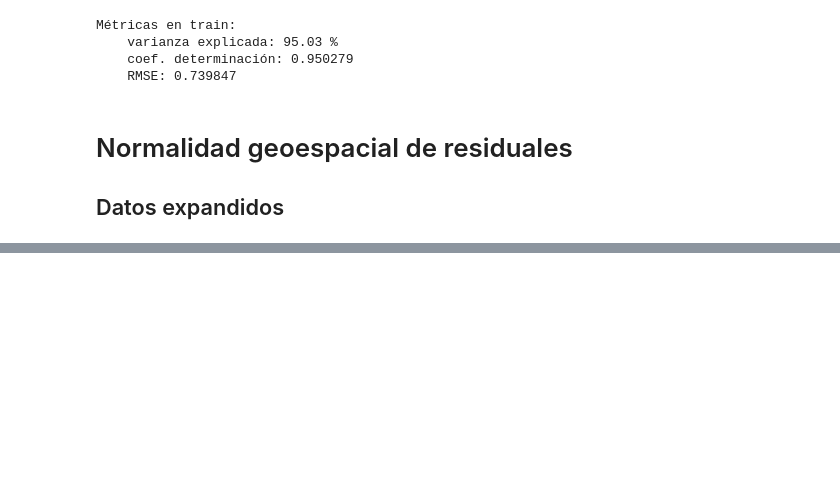
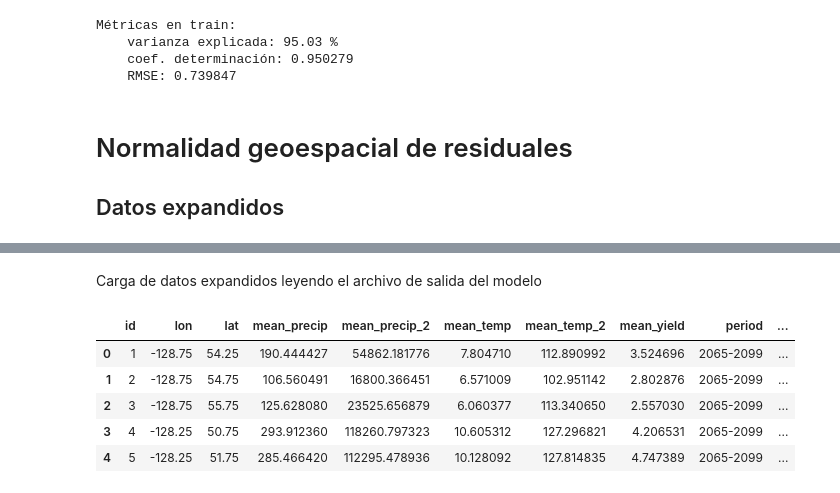
Before and after one commit to CAMM961001/estancia, a Jupyter notebook: notebooks/01_ols_regression.ipynb, the cells around one changed output, grey strips where cells are left out. Saved outputs shown, nothing was run; the diff lists cells and outputs as text; code cells hidden in the pictures; blank space fills up the shorter version.

```diff
--- a/notebooks/01_ols_regression.ipynb
+++ b/notebooks/01_ols_regression.ipynb
@@ -218,0 +229,26 @@ residual_test.head()
+# %% [markdown]
+Carga de datos expandidos leyendo el archivo de salida del modelo
+# %%
+# Carga de datos expandidos
+residual_test = pd.read_csv(out_path)
+
+# Definir columna de geometría
+geometry = gpd.GeoSeries(
+    data=residual_test.apply(
+        func=lambda df: Point((df.lon, df.lat)),
+        axis=1))
+
+# Conversión a GeoPandas
+residual_test = gpd.GeoDataFrame(data=residual_test, geometry=geometry)
+
+# Asignar CRS
+residual_test.crs = 'EPSG:4326'
+
+residual_test.head()
+# %% [output]
+|  | id | lon | lat | mean_precip | mean_precip_2 | mean_temp | mean_temp_2 | mean_yield | period | ... |
+| 0 | 1 | -128.75 | 54.25 | 190.444427 | 54862.181776 | 7.804710 | 112.890992 | 3.524696 | 2065-2099 | ... |
+| 1 | 2 | -128.75 | 54.75 | 106.560491 | 16800.366451 | 6.571009 | 102.951142 | 2.802876 | 2065-2099 | ... |
+| 2 | 3 | -128.75 | 55.75 | 125.628080 | 23525.656879 | 6.060377 | 113.340650 | 2.557030 | 2065-2099 | ... |
+| 3 | 4 | -128.25 | 50.75 | 293.912360 | 118260.797323 | 10.605312 | 127.296821 | 4.206531 | 2065-2099 | ... |
+| 4 | 5 | -128.25 | 51.75 | 285.466420 | 112295.478936 | 10.128092 | 127.814835 | 4.747389 | 2065-2099 | ... |
```
Also changed, not shown: parts of 16 cells of this notebook.
